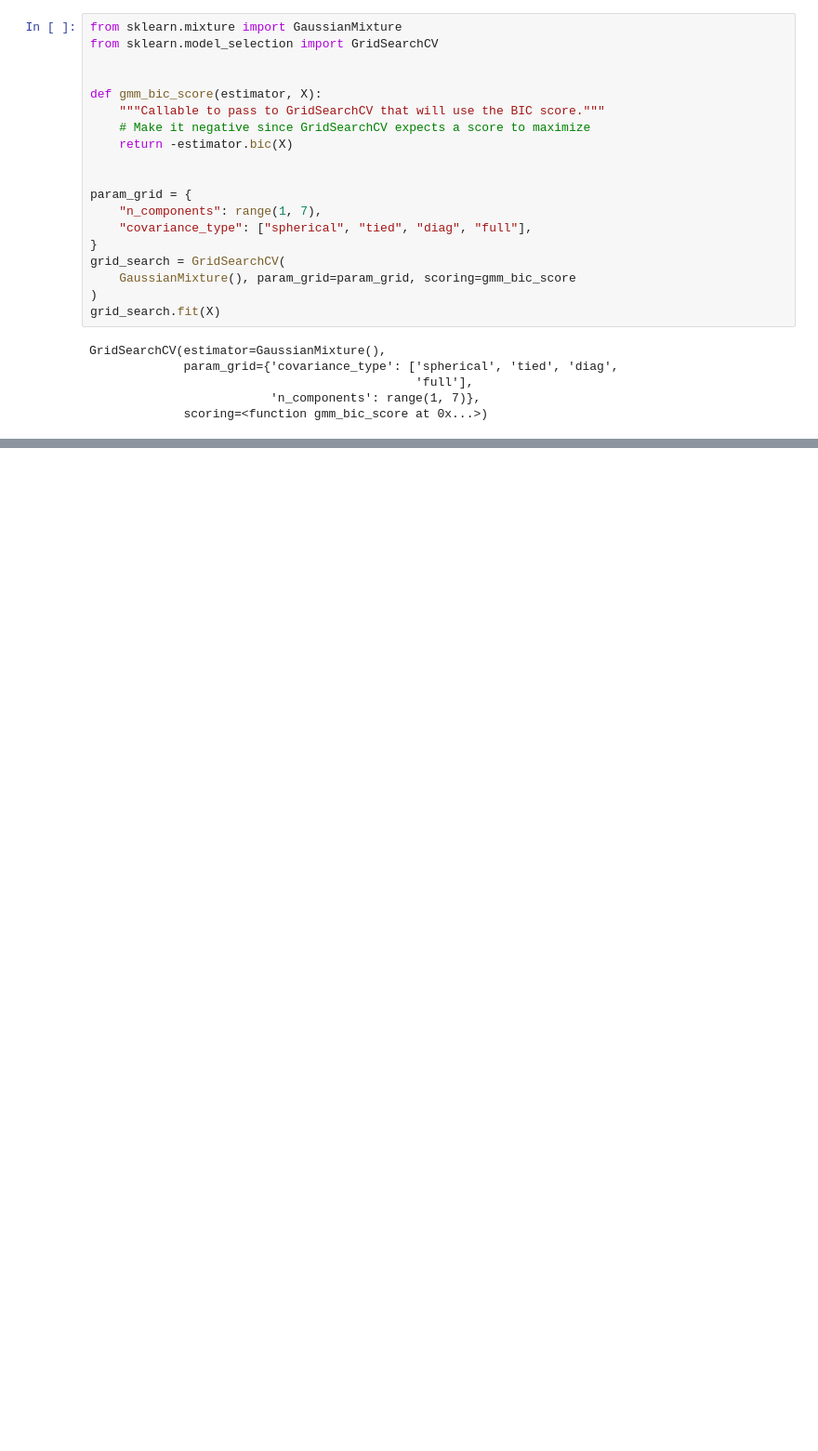
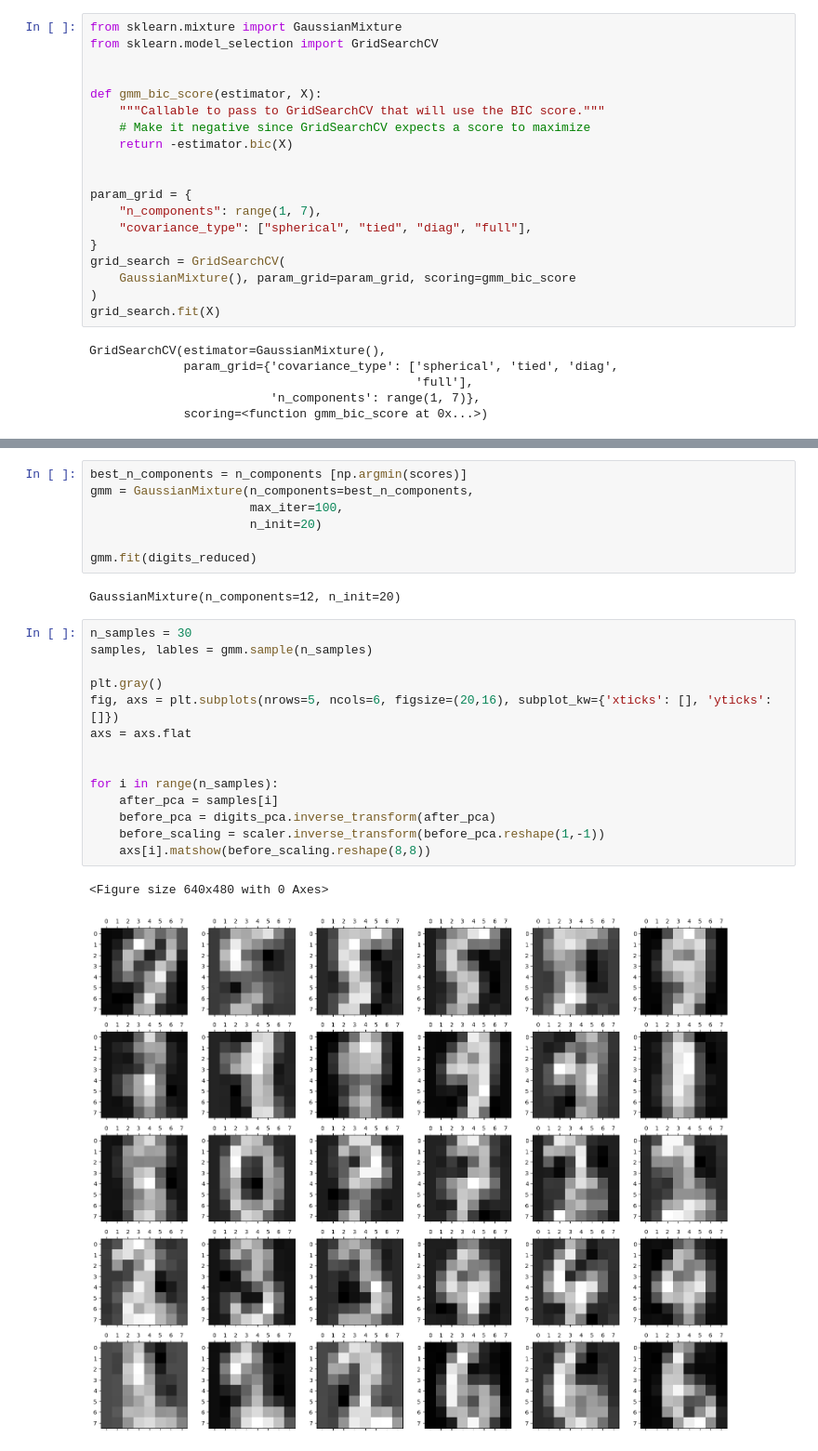
Before and after one commit to giulionenna/ML_DL_LABS, a Jupyter notebook: Lab2/ML_DL_Lab2.ipynb, the cells around one changed output, grey strips where cells are left out. Shown at 93% size. Cells and saved outputs as stored; diff of their text form; blank space fills up the shorter version.

```diff
--- a/Lab2/ML_DL_Lab2.ipynb
+++ b/Lab2/ML_DL_Lab2.ipynb
@@ -244,0 +300,26 @@ plt.show()
+# %%
+best_n_components = n_components [np.argmin(scores)]
+gmm = GaussianMixture(n_components=best_n_components,
+                      max_iter=100,
+                      n_init=20)
+
+gmm.fit(digits_reduced)
+# %% [output]
+GaussianMixture(n_components=12, n_init=20)
+# %%
+n_samples = 30
+samples, lables = gmm.sample(n_samples)
+
+plt.gray()
+fig, axs = plt.subplots(nrows=5, ncols=6, figsize=(20,16), subplot_kw={'xticks': [], 'yticks': []})
+axs = axs.flat
+
+
+for i in range(n_samples):
+    after_pca = samples[i]
+    before_pca = digits_pca.inverse_transform(after_pca)
+    before_scaling = scaler.inverse_transform(before_pca.reshape(1,-1))
+    axs[i].matshow(before_scaling.reshape(8,8))
+# %% [output]
+<Figure size 640x480 with 0 Axes>
+[figure, added]
```
Also changed, not shown: parts of 9 cells of this notebook, 3 other files.
